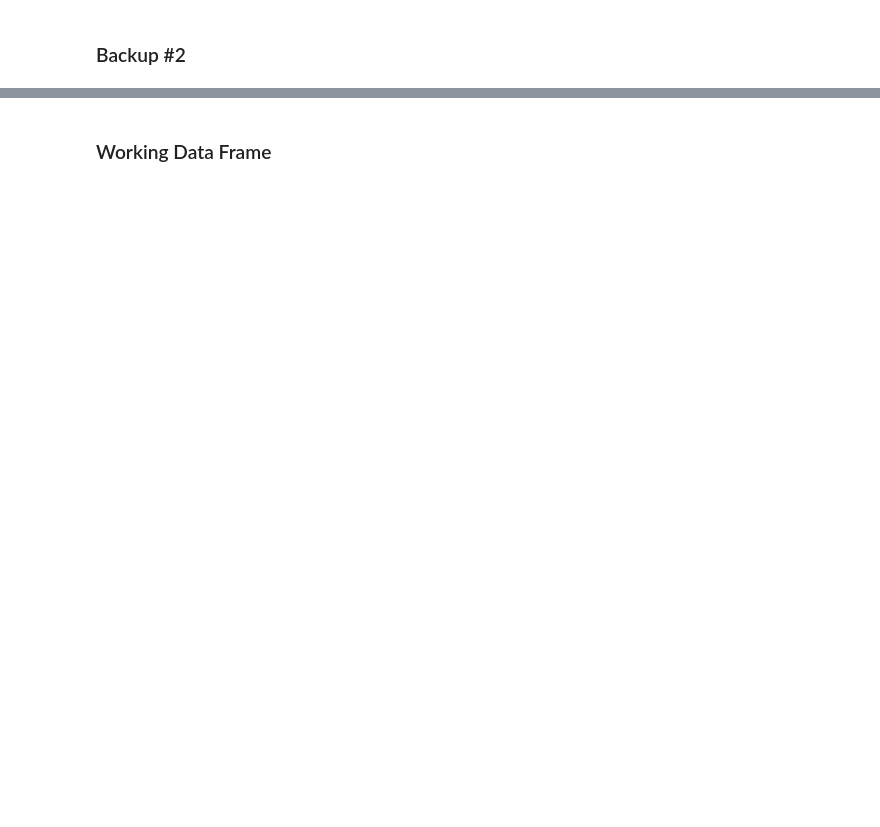
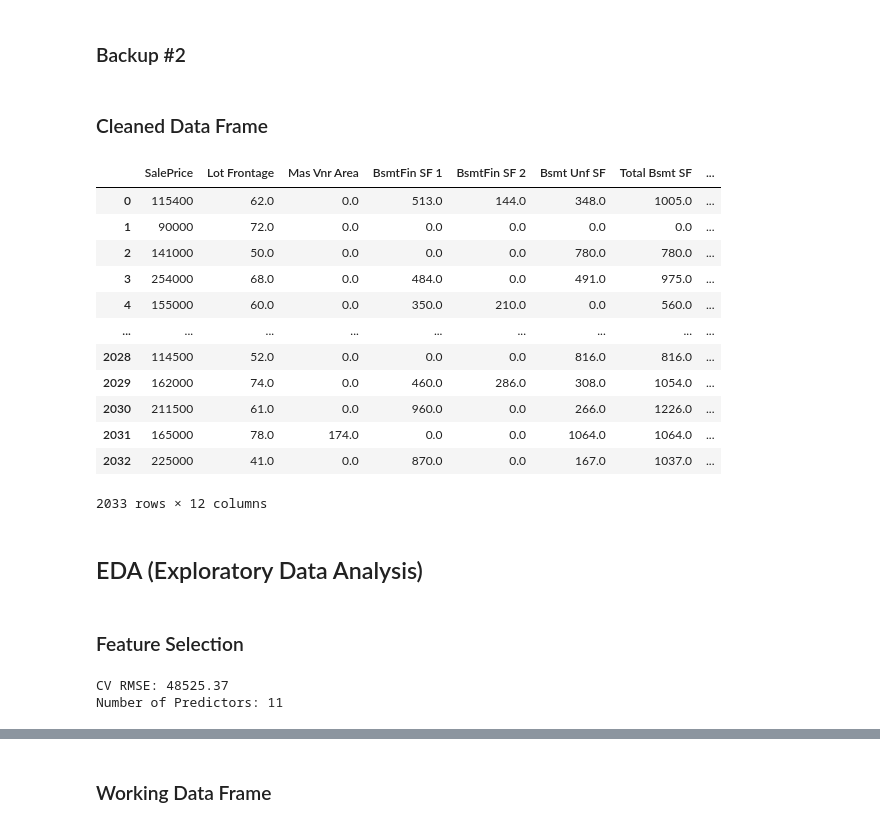
Before and after one commit to efitznm/Data-Science-Portfolio-C22, a Jupyter notebook: Modules/Module_2_Regression/Projects/Instructions/Project.2-Housing/Housing-Pass-07.ipynb, the cells around one changed output, grey strips where cells are left out. Drawn from its saved outputs; the diff is of its cells as text; code cells hidden in the pictures; blank space fills up the shorter version.

Commit message:
Stuck on the Multi CV under linear regression

```diff
--- a/Modules/Module_2_Regression/Projects/Instructions/Project.2-Housing/Housing-Pass-07.ipynb
+++ b/Modules/Module_2_Regression/Projects/Instructions/Project.2-Housing/Housing-Pass-07.ipynb
@@ -293,3 +354,5 @@ df_bak2 = df.copy()
 # %%
 # Restore from backup
 df = df_bak2.copy()
+# %% [markdown]
+### Cleaned Data Frame
@@ -295,0 +362,21 @@ df = df_bak2.copy()
+# %%
+# Verify the working data frame
+df_clean
+# %% [output]
+|  | SalePrice | Lot Frontage | Mas Vnr Area | BsmtFin SF 1 | BsmtFin SF 2 | Bsmt Unf SF | Total Bsmt SF | ... |
+| 0 | 115400 | 62.0 | 0.0 | 513.0 | 144.0 | 348.0 | 1005.0 | ... |
+| 1 | 90000 | 72.0 | 0.0 | 0.0 | 0.0 | 0.0 | 0.0 | ... |
+| 2 | 141000 | 50.0 | 0.0 | 0.0 | 0.0 | 780.0 | 780.0 | ... |
+| 3 | 254000 | 68.0 | 0.0 | 484.0 | 0.0 | 491.0 | 975.0 | ... |
+| 4 | 155000 | 60.0 | 0.0 | 350.0 | 210.0 | 0.0 | 560.0 | ... |
+| ... | ... | ... | ... | ... | ... | ... | ... | ... |
+| 2028 | 114500 | 52.0 | 0.0 | 0.0 | 0.0 | 816.0 | 816.0 | ... |
+| 2029 | 162000 | 74.0 | 0.0 | 460.0 | 286.0 | 308.0 | 1054.0 | ... |
+| 2030 | 211500 | 61.0 | 0.0 | 960.0 | 0.0 | 266.0 | 1226.0 | ... |
+| 2031 | 165000 | 78.0 | 174.0 | 0.0 | 0.0 | 1064.0 | 1064.0 | ... |
+| 2032 | 225000 | 41.0 | 0.0 | 870.0 | 0.0 | 167.0 | 1037.0 | ... |
+2033 rows × 12 columns
+# %% [markdown]
+## EDA (Exploratory Data Analysis)
+# %% [markdown]
+### Feature Selection
@@ -295,0 +387,16 @@ df = df_bak2.copy()
+# %%
+# Perform CV
+n = 500
+results = np.zeros(n)
+for idx in range(n):
+  X_train, X_test, y_train, y_test = train_test_split(X_all_features,y_target,test_size=0.25)
+  model = LinearRegression()
+  model.fit(X_train, y_train)
+  y_pred = model.predict(X_test)
+  results[idx] = np.sqrt(mean_squared_error(y_test,y_pred))
+
+print(f"CV RMSE: {results.mean().round(2)}")
+print(f"Number of Predictors: {len(X_all_features.columns)}")
+# %% [output]
+CV RMSE: 48525.37
+Number of Predictors: 11
```
Also changed, not shown: parts of 40 cells of this notebook.
